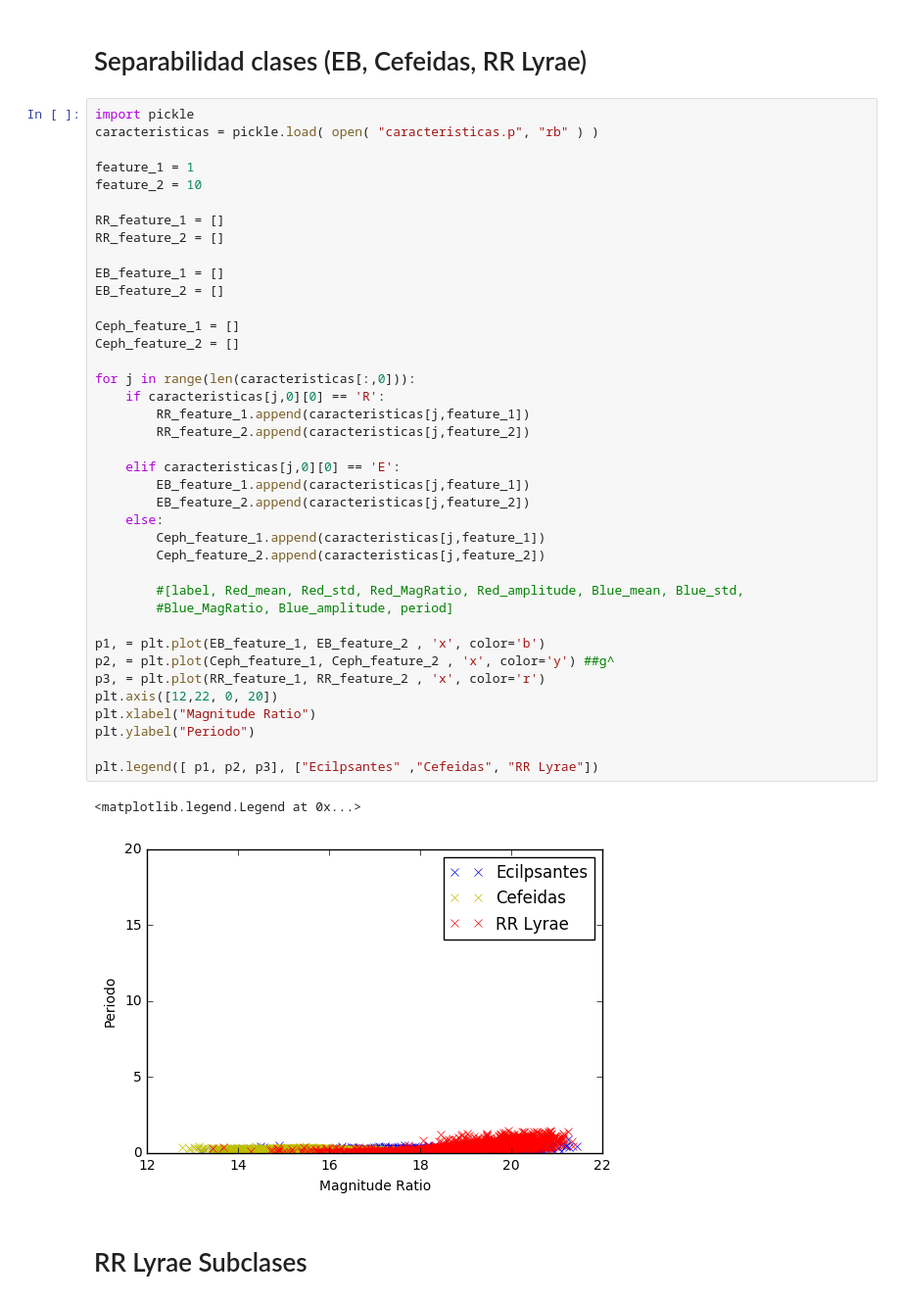
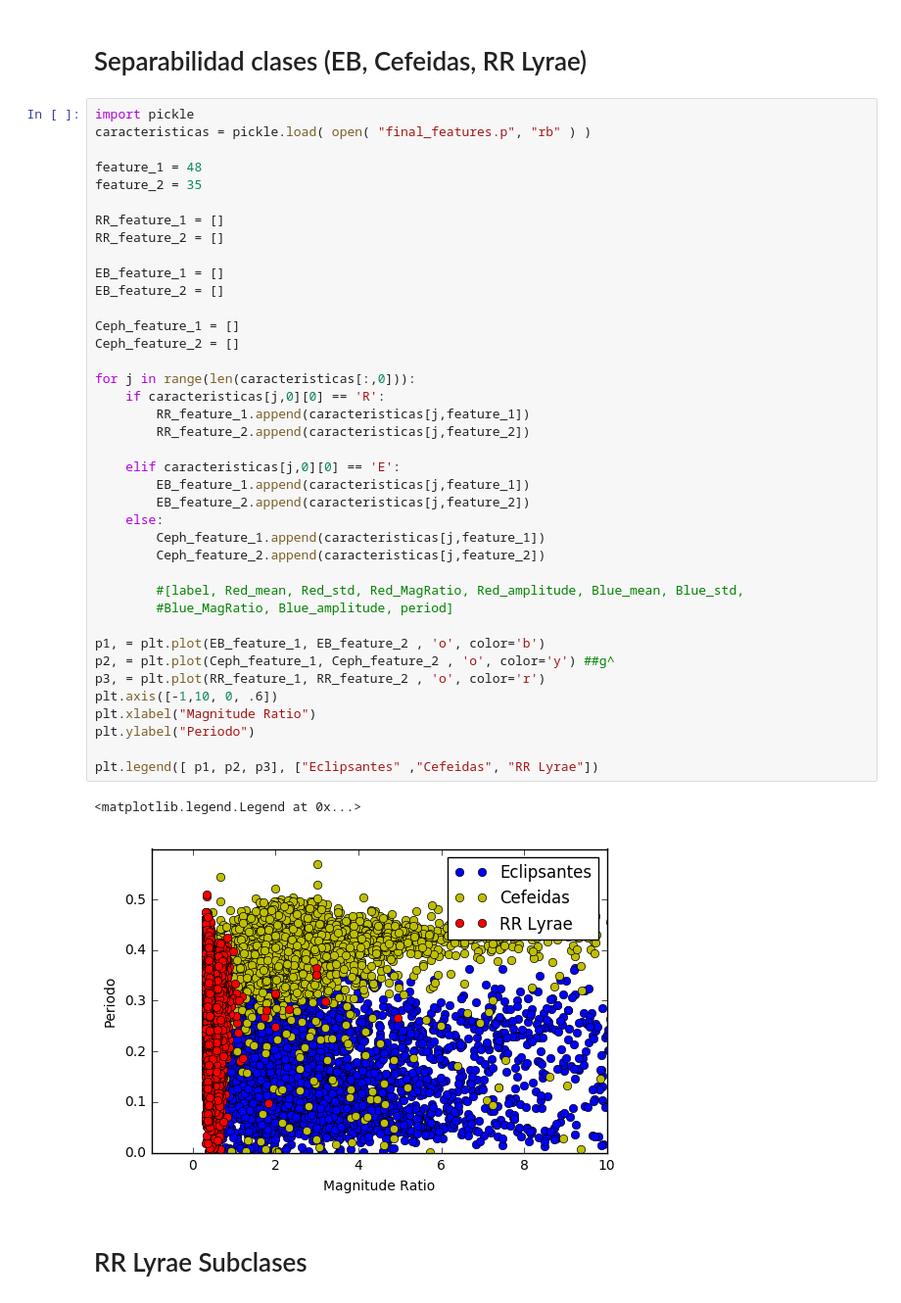
Before and after one commit to nicolasencina/Inteligencia_Proyecto, a Jupyter notebook: Preprocesamiento.ipynb, the cells around one changed output. Shown: that part at 98% size. Saved outputs shown, nothing was run; the diff lists cells and outputs as text.

```diff
--- a/Preprocesamiento.ipynb
+++ b/Preprocesamiento.ipynb
@@ -239,46 +492,46 @@ Estrellas no encontradas en el cross-match:
 # Separabilidad clases (EB, Cefeidas, RR Lyrae)
 # %%
 import pickle
-caracteristicas = pickle.load( open( "caracteristicas.p", "rb" ) )
+caracteristicas = pickle.load( open( "final_features.p", "rb" ) )
 
-feature_1 = 1
-feature_2 = 10
+feature_1 = 48
+feature_2 = 35
 
 RR_feature_1 = []
 RR_feature_2 = []
 
 EB_feature_1 = []
 EB_feature_2 = []
 
 Ceph_feature_1 = []
 Ceph_feature_2 = []
 
 for j in range(len(caracteristicas[:,0])):
     if caracteristicas[j,0][0] == 'R':
         RR_feature_1.append(caracteristicas[j,feature_1])
         RR_feature_2.append(caracteristicas[j,feature_2])
 
     elif caracteristicas[j,0][0] == 'E':
         EB_feature_1.append(caracteristicas[j,feature_1])
         EB_feature_2.append(caracteristicas[j,feature_2])
     else:
         Ceph_feature_1.append(caracteristicas[j,feature_1])
         Ceph_feature_2.append(caracteristicas[j,feature_2])
 
         #[label, Red_mean, Red_std, Red_MagRatio, Red_amplitude, Blue_mean, Blue_std,
         #Blue_MagRatio, Blue_amplitude, period]
 
-p1, = plt.plot(EB_feature_1, EB_feature_2 , 'x', color='b')
-p2, = plt.plot(Ceph_feature_1, Ceph_feature_2 , 'x', color='y') ##g^
-p3, = plt.plot(RR_feature_1, RR_feature_2 , 'x', color='r')
-plt.axis([12,22, 0, 20])
+p1, = plt.plot(EB_feature_1, EB_feature_2 , 'o', color='b')
+p2, = plt.plot(Ceph_feature_1, Ceph_feature_2 , 'o', color='y') ##g^
+p3, = plt.plot(RR_feature_1, RR_feature_2 , 'o', color='r')
+plt.axis([-1,10, 0, .6])
 plt.xlabel("Magnitude Ratio")
 plt.ylabel("Periodo")
 
-plt.legend([ p1, p2, p3], ["Ecilpsantes" ,"Cefeidas", "RR Lyrae"])
+plt.legend([ p1, p2, p3], ["Eclipsantes" ,"Cefeidas", "RR Lyrae"])
 # %% [output]
 <matplotlib.legend.Legend at 0x...>
-[figure, old version]
+[figure, new version]
 # %% [markdown]
 # RR Lyrae Subclases
 # %%
```
Also changed, not shown: parts of 14 cells of this notebook.
